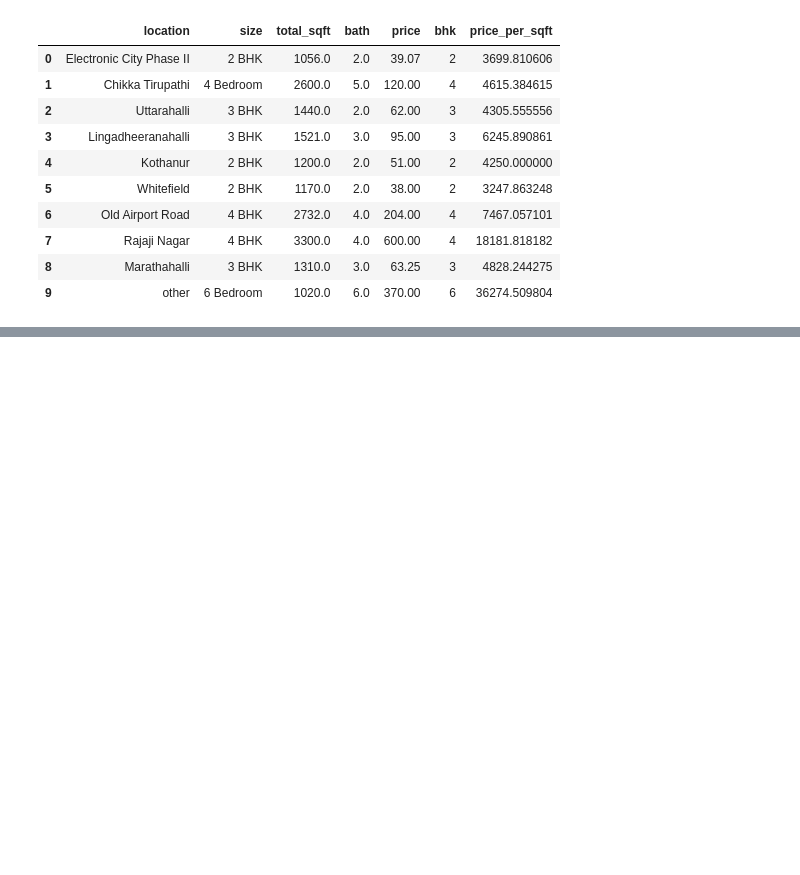
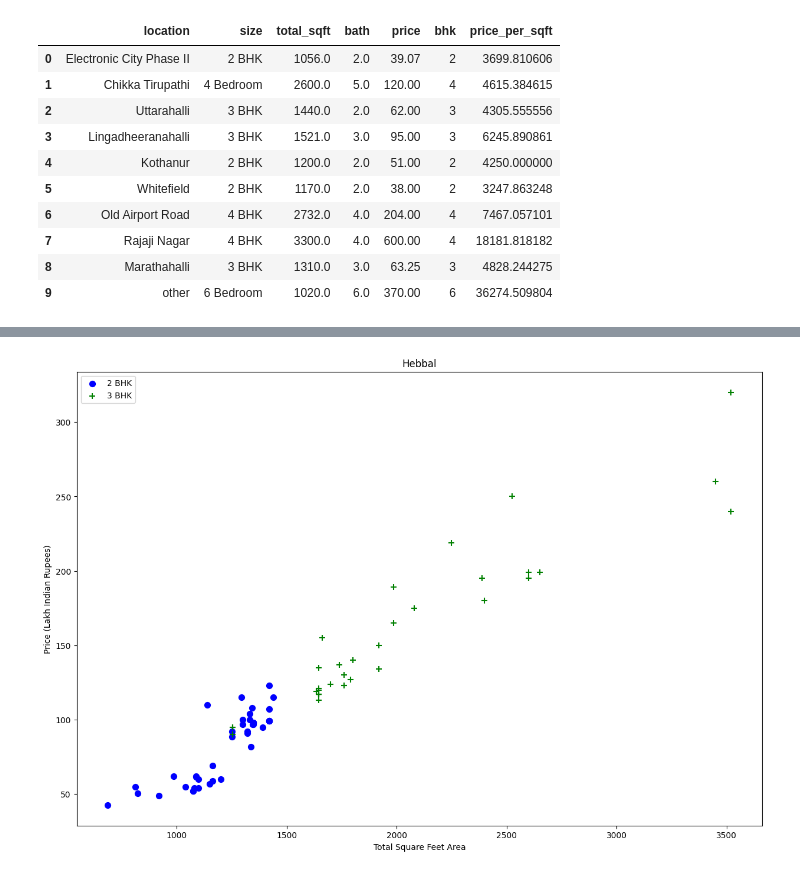
Before and after one commit to sabahatyns/Real-estate-Price-Pridiction, a Jupyter notebook: Model/House_prices.ipynb, the cells around one changed output, grey strips where cells are left out. Drawn from its saved outputs; the diff is of its cells as text; code cells hidden in the pictures; blank space fills up the shorter version.

```diff
--- a/Model/House_prices.ipynb
+++ b/Model/House_prices.ipynb
@@ -265,0 +391,4 @@ df5.head(10)
+# %%
+plot_scatter_chart(df8,"Hebbal")
+# %% [output]
+[figure, added]
```
Also changed, not shown: parts of 30 cells of this notebook.
